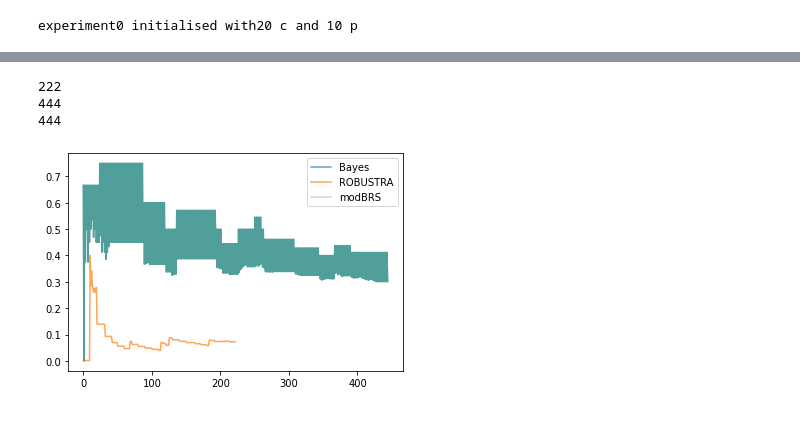
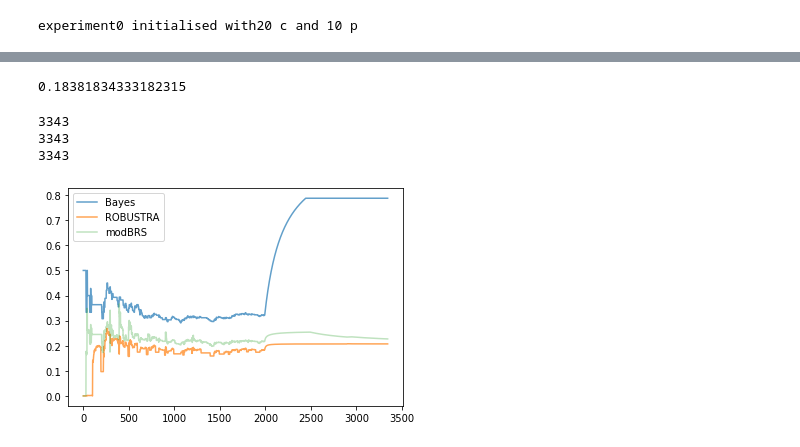
Before and after one commit to xahiru/robustra, a Jupyter notebook: agentbasedexp_cleansim2.ipynb, the cells around one changed output, grey strips where cells are left out. Cells and saved outputs as stored; diff of their text form; code cells hidden in the pictures.

```diff
--- a/agentbasedexp_cleansim2.ipynb
+++ b/agentbasedexp_cleansim2.ipynb
@@ -175,7 +175,7 @@ class User:
         gp_count = 0
         p_rep = 0
         g_rep = 0
-        for a in all_advisors:
+        for _, a in all_advisors.items():
             if a.id != self.id:
                 ap_bel, _, _ = a.get_belief(provider)
                 sim = self.get_similarity(a)
@@ -535,0 +717,4 @@ exp1.plot(101,204)
+# %%
+exp1.get_rep(101, 204, reptype='rob', alpha=0.8, filter_threshold=0.5)
+# %% [output]
+0.18381834333182315
@@ -536,7 +723,7 @@ exp1.plot(101,204)
 # %%
-exp1.plot(101,202)
+exp1.plot(101,204)
 # %% [output]
-222
-444
-444
+3343
+3343
+3343
-[figure, old version]
+[figure, new version]
```
Also changed, not shown: parts of 16 cells of this notebook.
